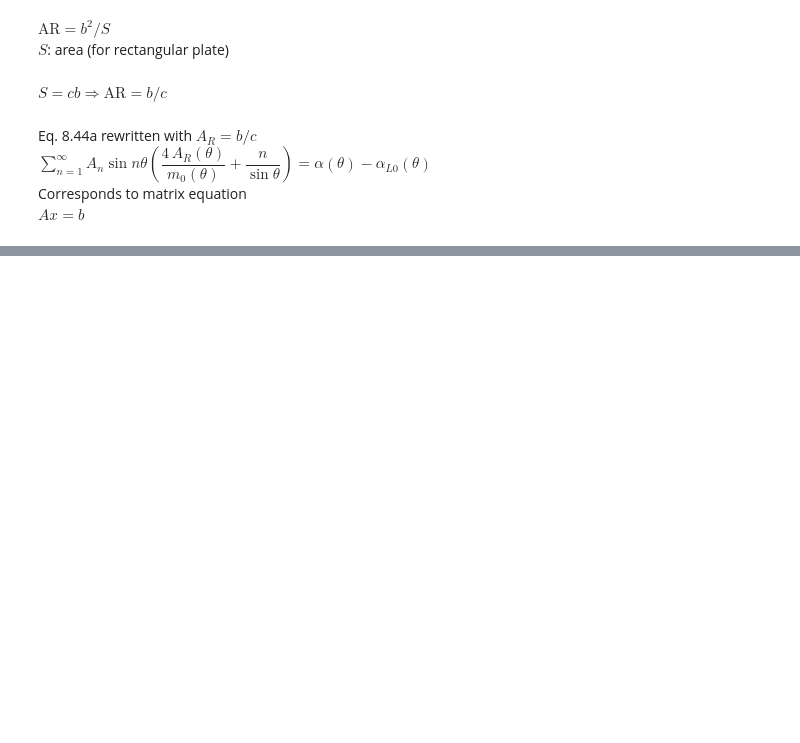
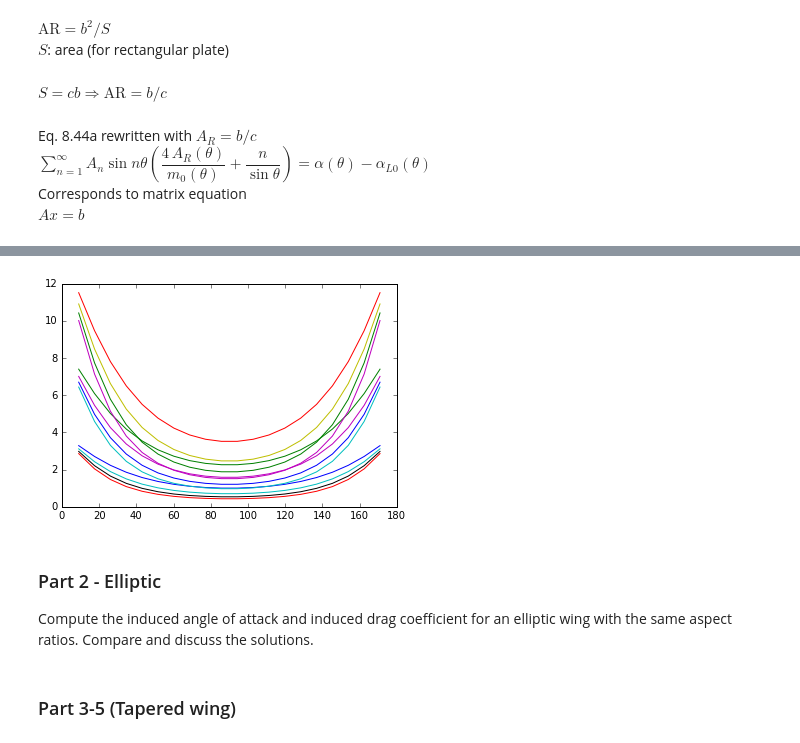
Before and after one commit to martinsimon88/BasicAerodynamics, a Jupyter notebook: Assignment 2.ipynb, the cells around one changed output, grey strips where cells are left out. Saved outputs shown, nothing was run; the diff lists cells and outputs as text; code cells hidden in the pictures; blank space fills up the shorter version.

```diff
--- a/Assignment 2.ipynb
+++ b/Assignment 2.ipynb
@@ -71,0 +148,16 @@ plt.show()
+# %%
+# All combinations - Plotted in same window
+plt.figure()
+for i in [4,6, 8,10]:
+    for j in [0, 5, 10]:
+        AR, alphad = i, j
+        n,theta,Cl,Cd,ai,An = planarWing(AR, alphad)
+        plt.plot(theta*180/np.pi, ai*180/np.pi, label='AR: {0:.0f}, aoa: {1:.0f}°'.format(AR, alphad))
+#plt.legend()
+# %% [output]
+[figure, added]
+# %% [markdown]
+### Part 2 - Elliptic
+Compute the induced angle of attack and induced drag coefficient for an elliptic wing with the same aspect ratios. Compare and discuss the solutions.
+# %% [markdown]
+### Part 3-5 (Tapered wing)
```
Also changed, not shown: parts of 6 cells of this notebook.
